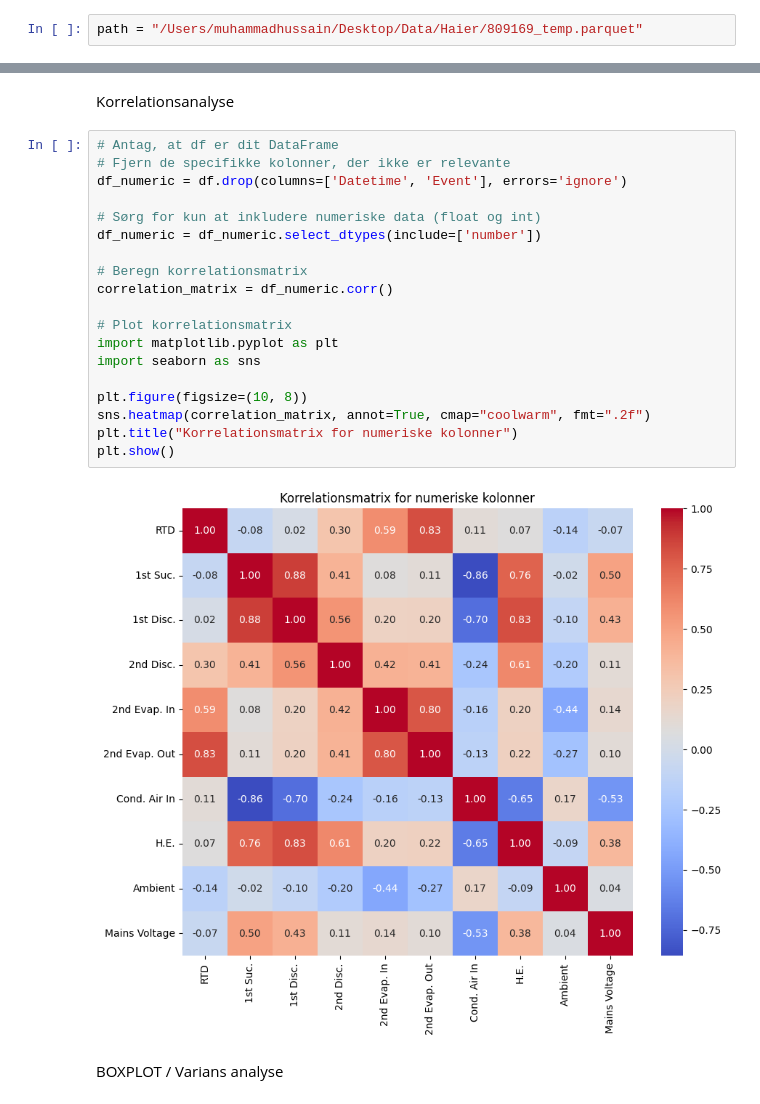
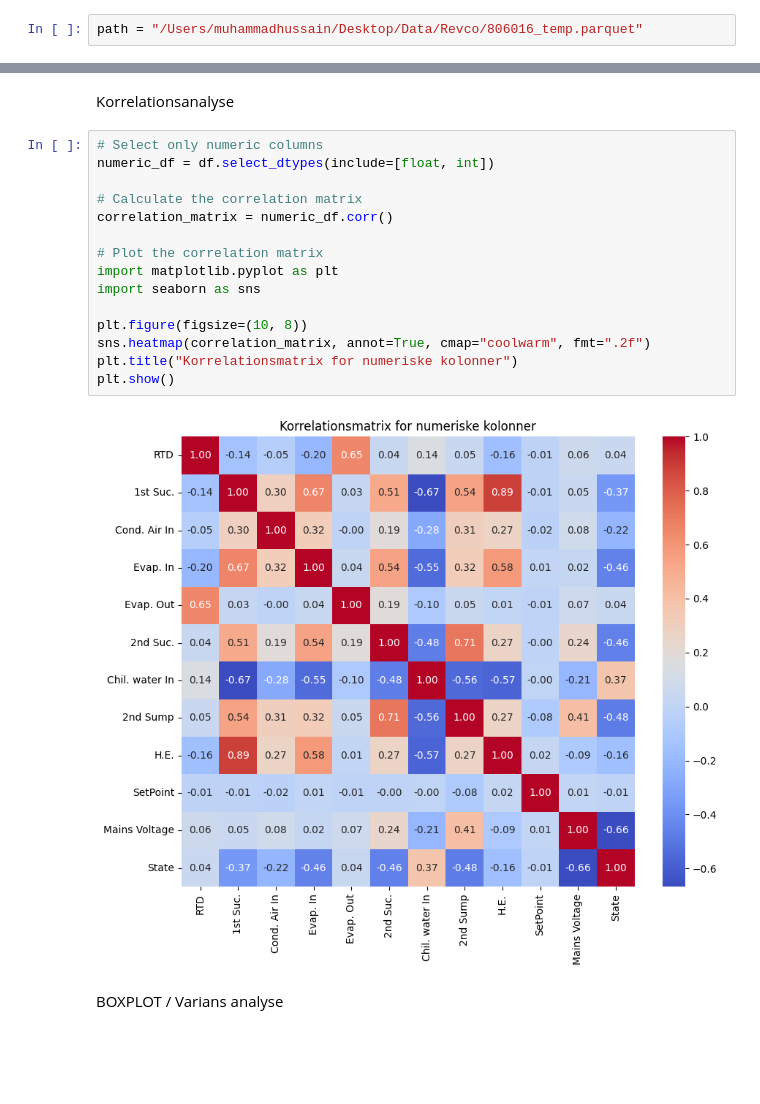
Before and after one commit to muhammadhussain-ops/DeepLearningProject, a Jupyter notebook: DataAnalysis.ipynb, the cells around one changed output, grey strips where cells are left out. Drawn from its saved outputs; the diff is of its cells as text; blank space fills up the shorter version.

```diff
--- a/DataAnalysis.ipynb
+++ b/DataAnalysis.ipynb
@@ -5,7 +5,7 @@ from sklearn.preprocessing import StandardScaler
 from sklearn.decomposition import PCA
 import seaborn as sns
 # %%
-path = "/Users/muhammadhussain/Desktop/Data/Haier/809169_temp.parquet"
+path = "/Users/muhammadhussain/Desktop/Data/Revco/806016_temp.parquet"
 # %%
 df = pd.read_parquet(path)
 df
@@ -55,25 +108,21 @@ df_normalized
 # %% [markdown]
 Korrelationsanalyse
 # %%
-# Antag, at df er dit DataFrame
-# Fjern de specifikke kolonner, der ikke er relevante
-df_numeric = df.drop(columns=['Datetime', 'Event'], errors='ignore')
+# Select only numeric columns
+numeric_df = df.select_dtypes(include=[float, int])
 
-# Sørg for kun at inkludere numeriske data (float og int)
-df_numeric = df_numeric.select_dtypes(include=['number'])
+# Calculate the correlation matrix
+correlation_matrix = numeric_df.corr()
 
-# Beregn korrelationsmatrix
-correlation_matrix = df_numeric.corr()
-
-# Plot korrelationsmatrix
+# Plot the correlation matrix
 import matplotlib.pyplot as plt
 import seaborn as sns
 
 plt.figure(figsize=(10, 8))
 sns.heatmap(correlation_matrix, annot=True, cmap="coolwarm", fmt=".2f")
 plt.title("Korrelationsmatrix for numeriske kolonner")
 plt.show()
 # %% [output]
-[figure, old version]
+[figure, new version]
 # %% [markdown]
 BOXPLOT / Varians analyse
```
Also changed, not shown: parts of 13 cells of this notebook.
